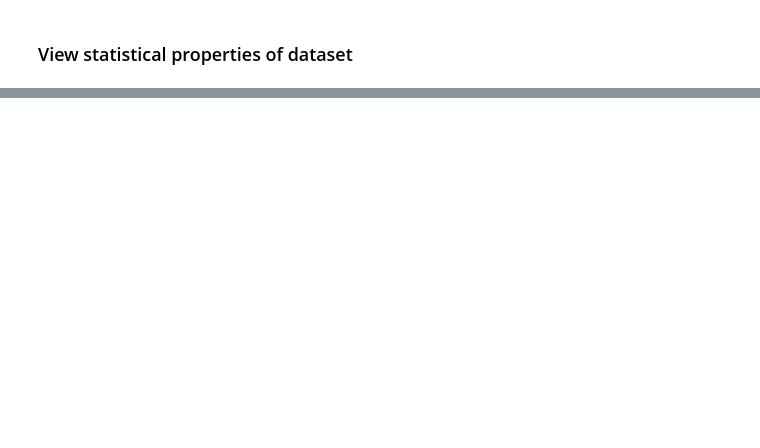
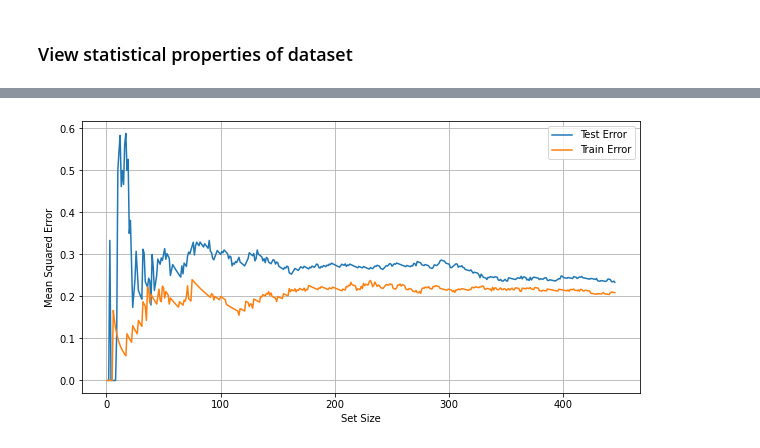
Before and after one commit to badayvedat/hacettepe_precipitation_forecast, a Jupyter notebook: hacettepe_precipitation_forecast.ipynb, the cells around one changed output, grey strips where cells are left out. Drawn from its saved outputs; the diff is of its cells as text; code cells hidden in the pictures; blank space fills up the shorter version.

```diff
--- a/hacettepe_precipitation_forecast.ipynb
+++ b/hacettepe_precipitation_forecast.ipynb
@@ -85,0 +266,37 @@ df.info()
+# %%
+m = X_test.shape[0]
+
+test_error_over_m = np.zeros(m)
+train_error_over_m = np.zeros(m)
+# %%
+from sklearn.metrics import mean_squared_error
+
+for m_val in range(1, m):
+    new_X_train = X_train[:m_val+1]
+    new_y_train = y_train[:m_val+1]
+
+    new_X_test = X_test[:m_val+1]
+    new_y_test = y_test[:m_val+1]
+
+    logreg = LogisticRegression(C=best_c_val, solver='liblinear', random_state=0)
+
+    # fit the model
+    logreg.fit(new_X_train, new_y_train)
+
+    train_error_over_m[m_val] = mean_squared_error(new_y_train, logreg.predict(new_X_train))
+    test_error_over_m[m_val] = mean_squared_error(new_y_test, logreg.predict(new_X_test))
+# %%
+plt.figure(figsize=(10,5))
+
+plt.plot(list(range(1, m + 1)), test_error_over_m, label="Test Error")
+plt.plot(list(range(1, m + 1)), train_error_over_m, label="Train Error")
+
+plt.xlabel('Set Size')
+plt.ylabel('Mean Squared Error')
+
+plt.legend()
+
+plt.grid()
+plt.show()
+# %% [output]
+[figure, added]
```
Also changed, not shown: parts of 15 cells of this notebook.
